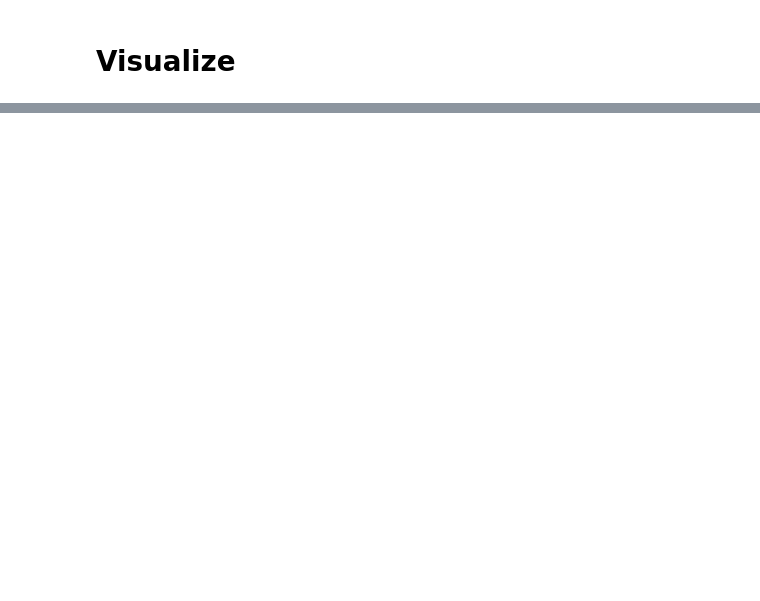
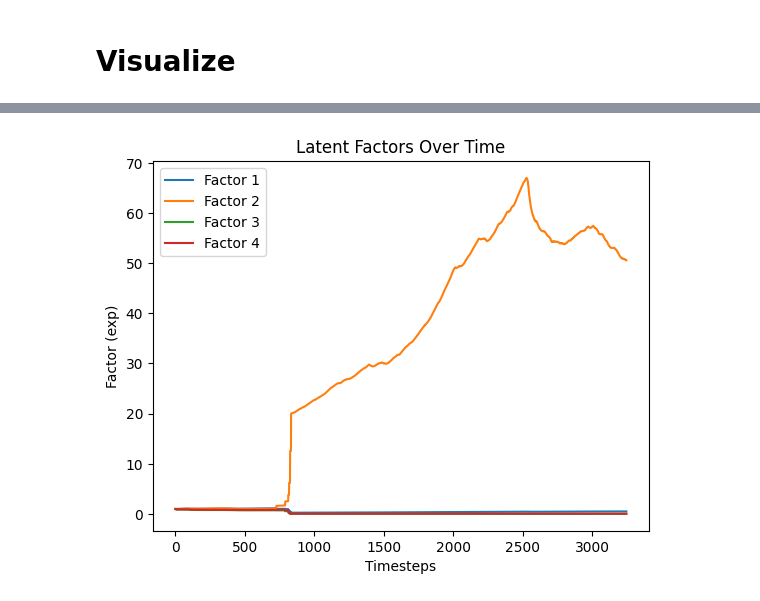
Before and after one commit to achintyagopal/NeuralFactors_WRDS, a Jupyter notebook: NeuralFactor.ipynb, the cells around one changed output, grey strips where cells are left out. Cells and saved outputs as stored; diff of their text form; code cells hidden in the pictures; blank space fills up the shorter version.

```diff
--- a/NeuralFactor.ipynb
+++ b/NeuralFactor.ipynb
@@ -418,0 +328,16 @@ visualize_embeddings(betas)
+# %%
+all_factors = []
+
+with torch.no_grad():
+    for X_t, X_stat_t, y_t in zip(Xs, X_stat_s_, ys):
+        X_t = torch.tensor(X_t, dtype=torch.float32)
+        X_stat_t = torch.tensor(X_stat_t, dtype=torch.float32)
+        y_t = torch.tensor(y_t, dtype=torch.float32)
+
+        alphas, betas, sigmas, nus = model.lstm_model(X_t, X_stat_t)
+        L, mu_z_post = model.qzx_parameters(alphas, betas, sigmas, nus, y_t)
+        P = L @ L.T
+
+        all_factors.append(mu_z_post)
+
+all_factors = torch.stack(all_factors, dim=0)
@@ -418,0 +355,14 @@ visualize_embeddings(betas)
+# %%
+all_factors_cumsum = all_factors.cumsum(dim=0)
+all_factors_exp = all_factors_cumsum.exp()
+
+import matplotlib.pyplot as plt
+for factor_idx in range(all_factors_exp.shape[1]):  # Loop over factors
+    plt.plot(all_factors_exp[:, factor_idx].numpy(), label=f"Factor {factor_idx + 1}")
+plt.title("Latent Factors Over Time")
+plt.xlabel("Timesteps")
+plt.ylabel("Factor (exp)")
+plt.legend()
+plt.show()
+# %% [output]
+[figure, added]
```
Also changed, not shown: parts of 19 cells of this notebook.
